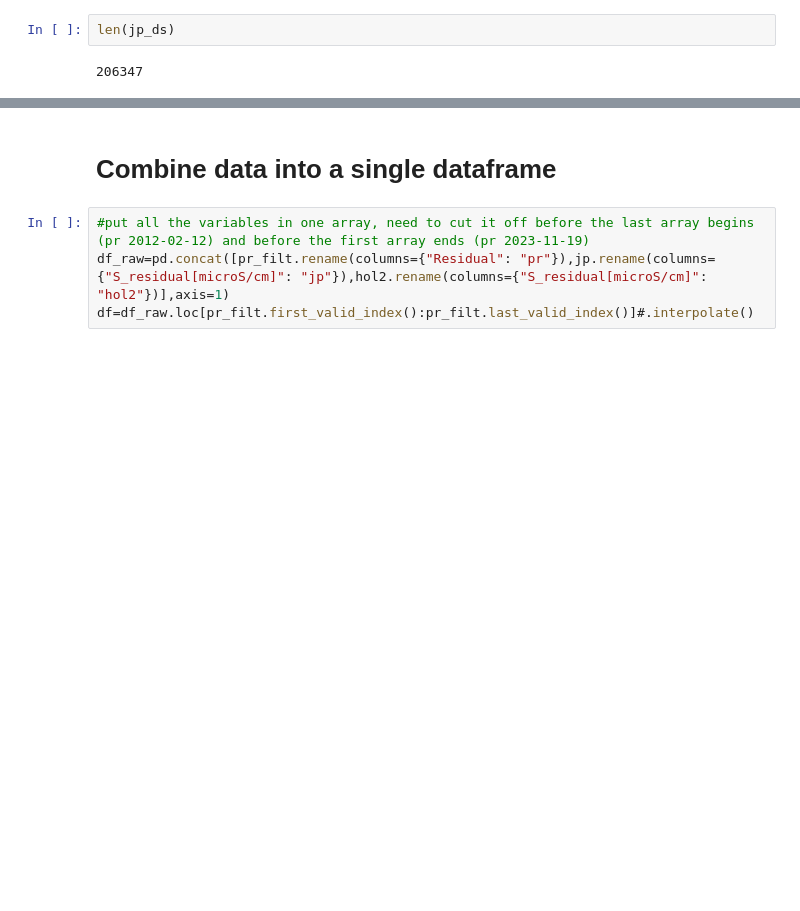
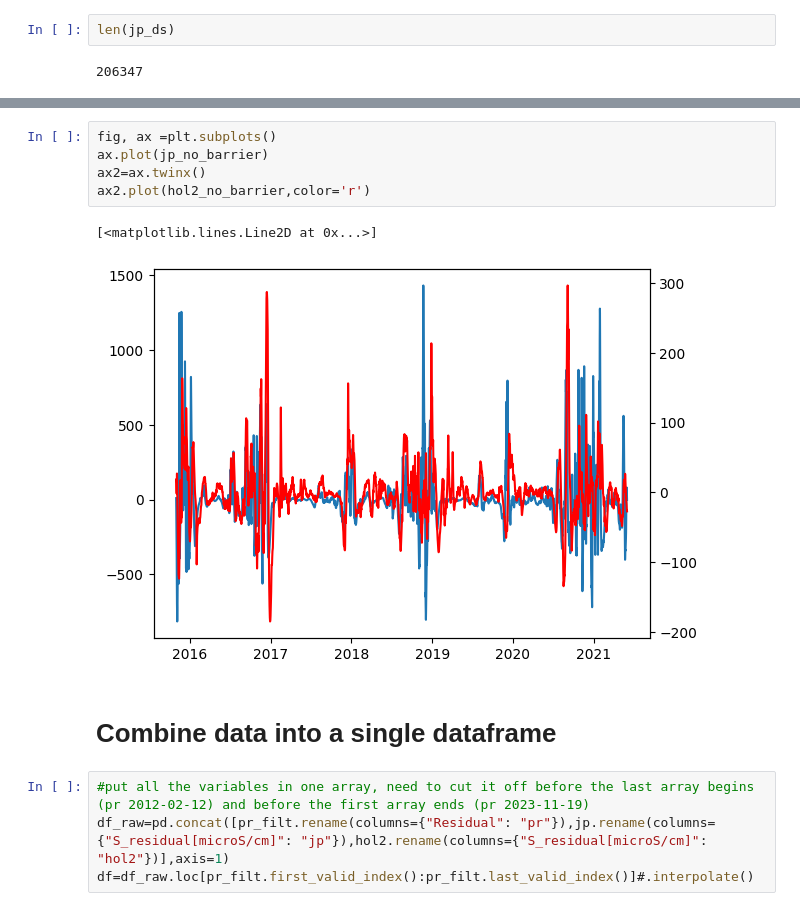
Before and after one commit to jennaisrael/Savio_scratch_back_up, a Jupyter notebook: climate_data_processing/identify_stp/peak_finding_bcfiltered_data.ipynb, the cells around one changed output, grey strips where cells are left out. Cells and saved outputs as stored; diff of their text form; blank space fills up the shorter version.

```diff
--- a/climate_data_processing/identify_stp/peak_finding_bcfiltered_data.ipynb
+++ b/climate_data_processing/identify_stp/peak_finding_bcfiltered_data.ipynb
@@ -146,3 +218,11 @@ plt.show()
+# %%
+fig, ax =plt.subplots()
+ax.plot(jp_no_barrier)
+ax2=ax.twinx()
+ax2.plot(hol2_no_barrier,color='r')
+# %% [output]
+[<matplotlib.lines.Line2D at 0x...>]
+[figure, added]
 # %% [markdown]
 # Combine data into a single dataframe
 # %%
```
Also changed, not shown: parts of 21 cells of this notebook.
